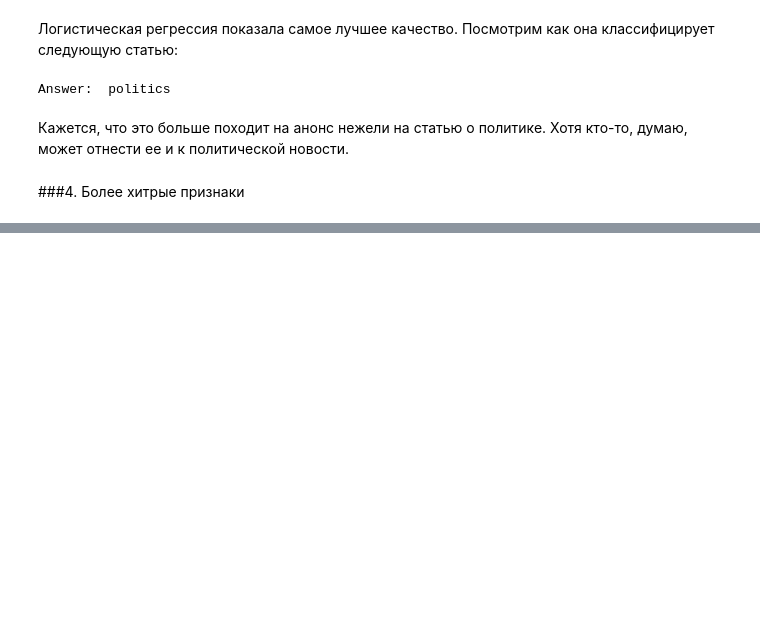
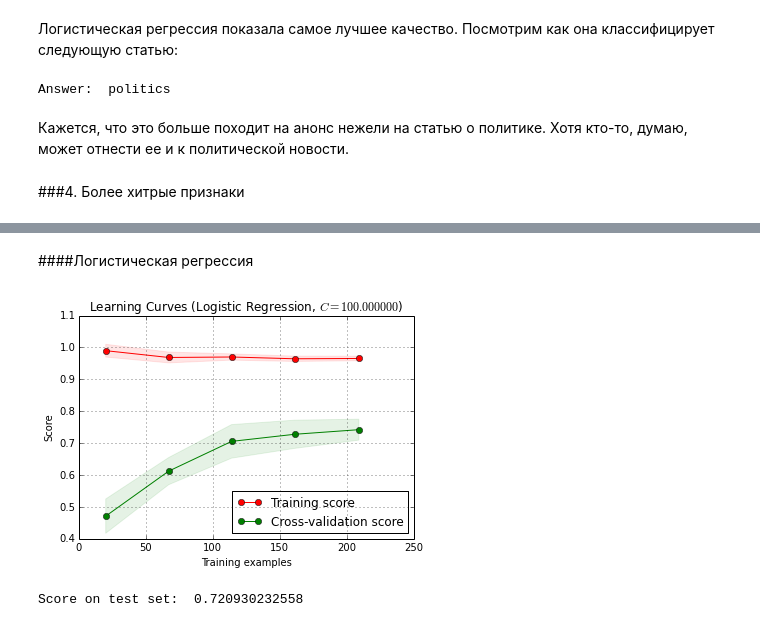
Before and after one commit to vitaly-emelianov/texts, a Jupyter notebook: news/rianews_classification.ipynb, the cells around one changed output, grey strips where cells are left out. Drawn from its saved outputs; the diff is of its cells as text; code cells hidden in the pictures; blank space fills up the shorter version.

```diff
--- a/news/rianews_classification.ipynb
+++ b/news/rianews_classification.ipynb
@@ -302,0 +435,7 @@ Quality:  0.759346971953
+# %% [markdown]
+####Логистическая регрессия
+# %%
+logistic_regression_report(X, answers)
+# %% [output]
+[figure, added]
+Score on test set:  0.720930232558
```
Also changed, not shown: parts of 50 cells of this notebook.
